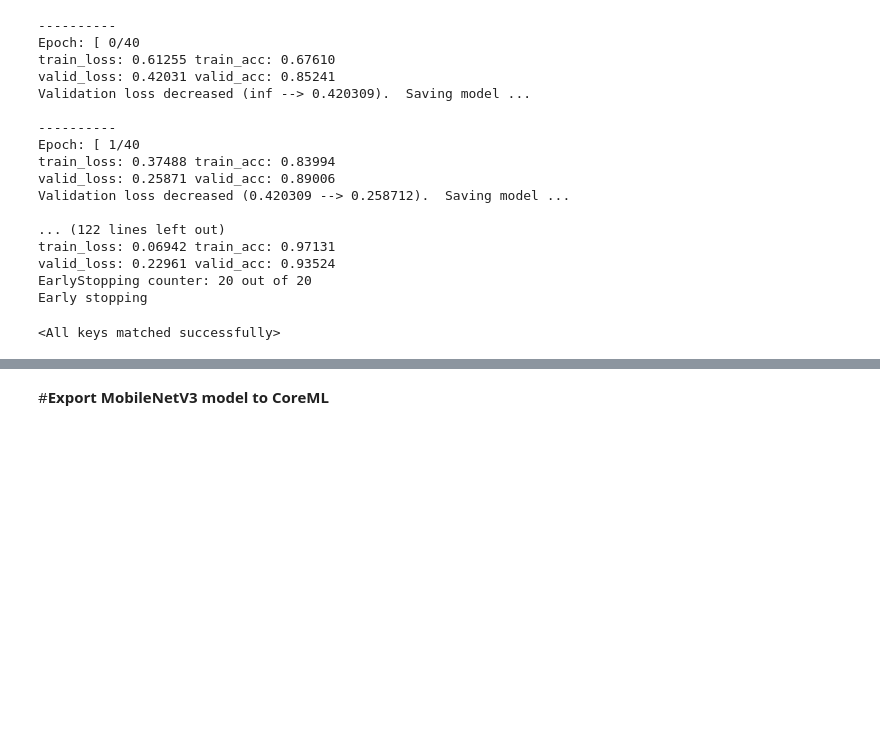
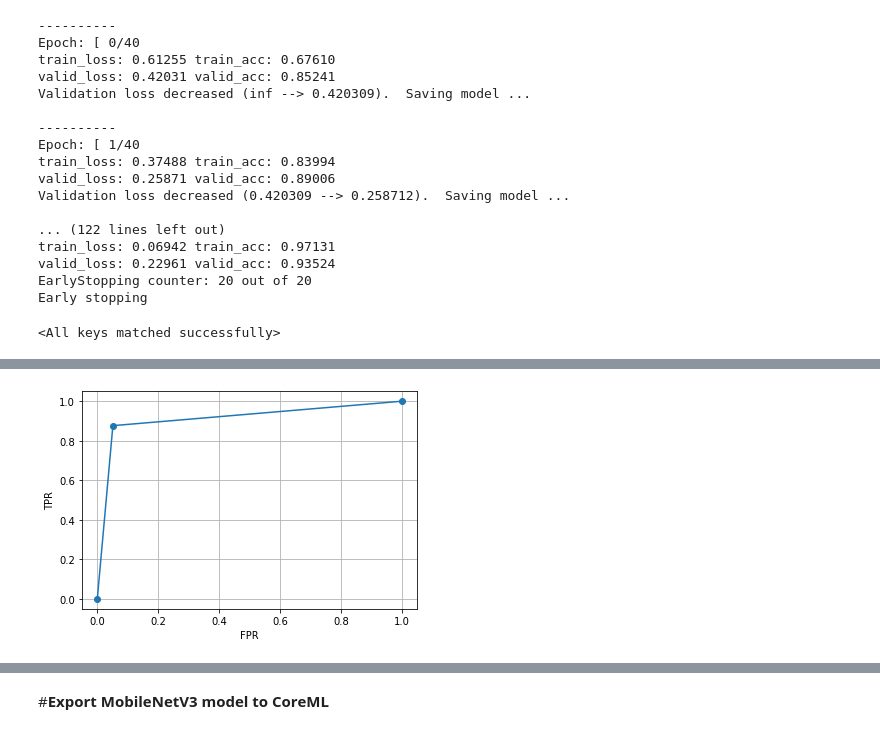
Before and after one commit to ykitaguchi77/GravCont_classification_2, a Jupyter notebook: Extend_dataset_MobileNet＠.ipynb, the cells around one changed output, grey strips where cells are left out. Saved outputs shown, nothing was run; the diff lists cells and outputs as text; code cells hidden in the pictures; blank space fills up the shorter version.

```diff
--- a/Extend_dataset_MobileNet＠.ipynb
+++ b/Extend_dataset_MobileNet＠.ipynb
@@ -791,0 +796,81 @@ y_prob = np.array(probs)
+# %%
+import statistics
+import seaborn as sns
+import matplotlib as mpl
+import matplotlib.pyplot as plt
+import numpy as np
+from sklearn import datasets
+from sklearn.model_selection import train_test_split
+from sklearn.metrics import confusion_matrix, accuracy_score, precision_score, recall_score, f1_score, roc_curve, roc_auc_score
+
+%matplotlib inline
+
+#################################################
+threshold = 0.5 #判定基準。ここは先に入力しておく
+#################################################
+
+
+accuracy = []
+precision = []
+recall = []
+specificity = []
+f1score = []
+area_u_ROC = []
+
+#TP_list, FN_list, FP_list, FN_list = [], [], [], []
+#confusion_list = [[] for i in range(4)]  #[[TP],[FN],[FP],[FN]]
+confusion_arr = np.zeros((2,2))
+
+
+# X = y_prob
+# Y = y_label
+
+# Y_pred_proba = X
+#Y_pred = np.where(Y_pred_proba >= threshold, 1, 0)
+
+acc = accuracy_score(y_label, y_pred)
+print('Accuracy:',acc)
+
+tn, fp, fn, tp = confusion_matrix(y_label, y_pred).ravel()
+print(tp, fn, fp, tn)
+
+def specificity_score(label, pred):
+    tn, fp, fn, tp = confusion_matrix(label, pred).flatten()
+    return tn / (tn + fp)
+
+print('confusion matrix = \n', confusion_matrix(y_label, y_pred))
+print(f'Accuracy : {accuracy_score(y_label, y_pred)}')
+print(f'Precision (true positive rate) : {precision_score(y_label, y_pred)}')
+print(f'Recall (sensitivity): {recall_score(y_label, y_pred)}')
+print(f'Specificity : {specificity_score(y_label, y_pred)}')
+print(f'F1 score : {f1_score(y_label, y_pred)}')
+
+#ROC curve
+fpr, tpr, thresholds = roc_curve(y_label, y_pred)
+plt.plot(fpr, tpr, marker='o')
+plt.xlabel('FPR')
+plt.ylabel('TPR')
+plt.grid()
+print(f'Area_under_ROC : {roc_auc_score(y_label, y_pred)}')
+#plt.savefig('plots/roc_curve.png')
+
+accuracy.append(accuracy_score(y_label, y_pred))
+precision.append(precision_score(y_label, y_pred))
+recall.append(recall_score(y_label, y_pred))
+specificity.append(specificity_score(y_label, y_pred))
+f1score.append(f1_score(y_label, y_pred))
+area_u_ROC.append(roc_auc_score(y_label, y_pred))
+
+print("")
+
+#ヒートマップを作成
+arr_2d = np.round(confusion_arr/5).astype(int) #5foldの合計をfold数で割って平均を出す、整数に丸めて整数型にする
+df_matrix = pd.DataFrame(data=arr_2d, index=["Normal", "TED"], columns=["Normal", "TED"])
+print(df_matrix)
+
+plt.figure()
+sns.heatmap(df_matrix, annot=True,fmt="d", cmap='Blues')
+#plt.savefig(r"C:\Users\ykita\Downloads\per_image_confusion_matrix.png", dpi=700)
+plt.show()
+plt.close('all')
+# %% [output]
@@ -791,0 +892 @@ y_prob = np.array(probs)
+[figure, added]
```
Also changed, not shown: parts of 2 cells of this notebook.
